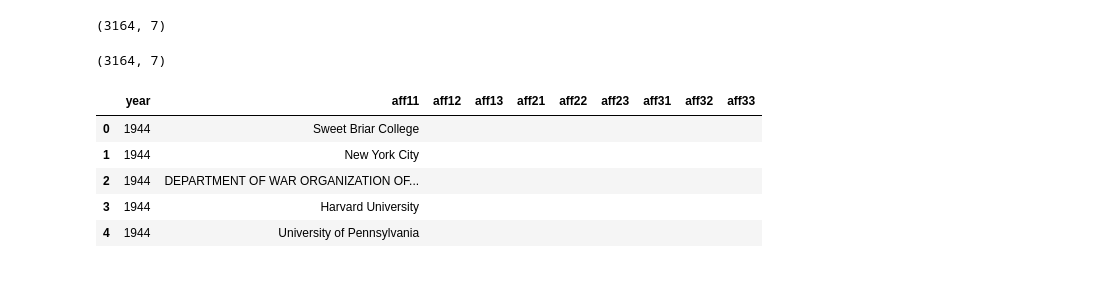
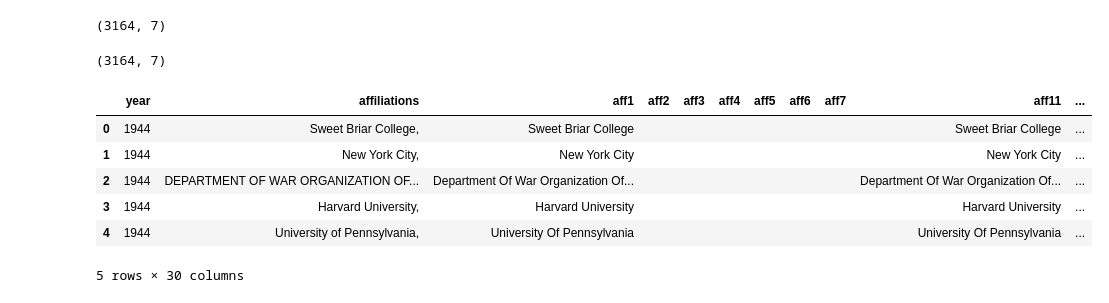
Before and after one commit to Matt970204/Affiliations, a Jupyter notebook: QJE/QJE_Affiliations.ipynb, the cells around one changed output. Cells and saved outputs as stored; diff of their text form; code cells hidden in the pictures.

```diff
--- a/QJE/QJE_Affiliations.ipynb
+++ b/QJE/QJE_Affiliations.ipynb
@@ -1,12 +1,13 @@
 # %%
 import pandas as pd
 import re
+import numpy as np
+import re
+import pycountry
+
 QJE_SCOPUS = pd.read_excel('/Users/MattJohnson/Desktop/Refs + affiliations/Affiliations/Scopus/QJE_SCOPUS.xlsx')
 QJE_SCOPUS_filtered = QJE_SCOPUS[['year','affiliations']]
 QJE_SCOPUS_filtered.head()
-
-import re
-import pycountry
 
 # create a pattern that will match any country in pycountry.countries
 names = '|'.join([country.name for country in pycountry.countries])
@@ -16,7 +17,7 @@ QJE_SCOPUS_filtered = QJE_SCOPUS_filtered.replace(np.nan, '', regex=True)
 
 for i in range(len(QJE_SCOPUS_filtered)):
     x = QJE_SCOPUS_filtered.iat[i,1]
-    companies = ['XGLOW Japan', 'GOGO China', 'DALO germany', 'XTTTIndia']
+    #companies = ['XGLOW Japan', 'GOGO China', 'DALO germany', 'XTTTIndia']
 
     # apply sub for each company
     QJE_SCOPUS_filtered.iat[i,1] = pattern.sub("", x).strip()
@@ -24,6 +25,7 @@ for i in range(len(QJE_SCOPUS_filtered)):
 
 print(QJE_SCOPUS_filtered.tail())
 
+#Creating a new line split in the data
 list = QJE_SCOPUS_filtered.affiliations.str.split("\n", expand = True)
 QJE_SCOPUS_filtered['aff1'] = list[0]
 QJE_SCOPUS_filtered['aff2'] = list[1]
@@ -50,23 +52,24 @@ QJE_SCOPUS_filtered.tail()
 import numpy as np
 QJE_SCOPUS_filtered = QJE_SCOPUS_filtered.replace(np.nan, '', regex=True)
 
+#Removing the a--,b--,c-- and d-- as well as Stripping leading space and putting in title case
 for i in range(len(QJE_SCOPUS_filtered)):
-    QJE_SCOPUS_filtered.iat[i,2] = QJE_SCOPUS_filtered.iat[i,2].replace("a--","").strip()
+    QJE_SCOPUS_filtered.iat[i,2] = QJE_SCOPUS_filtered.iat[i,2].replace("a--","").strip().title()
     QJE_SCOPUS_filtered.iat[i,2] = QJE_SCOPUS_filtered.iat[i,2].rstrip(',')
 
-    QJE_SCOPUS_filtered.iat[i,3] = QJE_SCOPUS_filtered.iat[i,3].replace("b--","").strip()
+    QJE_SCOPUS_filtered.iat[i,3] = QJE_SCOPUS_filtered.iat[i,3].replace("b--","").strip().title()
     QJE_SCOPUS_filtered.iat[i,3] = QJE_SCOPUS_filtered.iat[i,3].rstrip(',')
 
-    QJE_SCOPUS_filtered.iat[i,4] = QJE_SCOPUS_filtered.iat[i,4].replace("c--","").strip()
+    QJE_SCOPUS_filtered.iat[i,4] = QJE_SCOPUS_filtered.iat[i,4].replace("c--","").strip().title()
     QJE_SCOPUS_filtered.iat[i,4] = QJE_SCOPUS_filtered.iat[i,4].rstrip(',')
 
-    QJE_SCOPUS_filtered.iat[i,5] = QJE_SCOPUS_filtered.iat[i,5].replace("d--","").strip()
+    QJE_SCOPUS_filtered.iat[i,5] = QJE_SCOPUS_filtered.iat[i,5].replace("d--","").strip().title()
     QJE_SCOPUS_filtered.iat[i,5] = QJE_SCOPUS_filtered.iat[i,5].rstrip(',')
 
-    QJE_SCOPUS_filtered.iat[i,6] = QJE_SCOPUS_filtered.iat[i,6].replace("e--","").strip()
+    QJE_SCOPUS_filtered.iat[i,6] = QJE_SCOPUS_filtered.iat[i,6].replace("e--","").strip().title()
     QJE_SCOPUS_filtered.iat[i,6] = QJE_SCOPUS_filtered.iat[i,6].rstrip(',')
 
-    QJE_SCOPUS_filtered.iat[i,7] = QJE_SCOPUS_filtered.iat[i,7].replace("f--","").strip()
+    QJE_SCOPUS_filtered.iat[i,7] = QJE_SCOPUS_filtered.iat[i,7].replace("f--","").strip().title()
     QJE_SCOPUS_filtered.iat[i,7] = QJE_SCOPUS_filtered.iat[i,7].rstrip(',')
 
 QJE_SCOPUS_filtered.to_excel('/Users/MattJohnson/Desktop/Refs + affiliations/Affiliations/QJE_SCOPUS_filtered.xlsx')
@@ -185,15 +190,16 @@ QJE_SCOPUS_filtered.to_excel('/Users/MattJohnson/Desktop/Refs + affiliations/Aff
 # %% [output]
 (3164, 7)
 # %%
-QJE_SCOPUS_filtered_Final_test = QJE_SCOPUS_filtered_Final.head(100)
+QJE_SCOPUS_filtered_Final_test = QJE_SCOPUS_filtered.head(100)
 QJE_SCOPUS_filtered_Final_test.head()
 # %% [output]
-|  | year | aff11 | aff12 | aff13 | aff21 | aff22 | aff23 | aff31 | aff32 | aff33 |
-| 0 | 1944 | Sweet Briar College |  |  |  |  |  |  |  |  |
-| 1 | 1944 | New York City |  |  |  |  |  |  |  |  |
-| 2 | 1944 | DEPARTMENT OF WAR ORGANIZATION OF... |  |  |  |  |  |  |  |  |
-| 3 | 1944 | Harvard University |  |  |  |  |  |  |  |  |
-| 4 | 1944 | University of Pennsylvania |  |  |  |  |  |  |  |  |
+|  | year | affiliations | aff1 | aff2 | aff3 | aff4 | aff5 | aff6 | aff7 | aff11 | ... |
+| 0 | 1944 | Sweet Briar College, | Sweet Briar College |  |  |  |  |  |  | Sweet Briar College | ... |
+| 1 | 1944 | New York City, | New York City |  |  |  |  |  |  | New York City | ... |
+| 2 | 1944 | DEPARTMENT OF WAR ORGANIZATION OF... | Department Of War Organization Of... |  |  |  |  |  |  | Department Of War Organization Of... | ... |
+| 3 | 1944 | Harvard University, | Harvard University |  |  |  |  |  |  | Harvard University | ... |
+| 4 | 1944 | University of Pennsylvania, | University Of Pennsylvania |  |  |  |  |  |  | University Of Pennsylvania | ... |
+5 rows × 30 columns
 # %%
 QJE_SCOPUS_filtered_Final = QJE_SCOPUS_filtered[['year','aff11','aff12','aff13',
                                                         'aff21','aff22','aff23',
```
Also changed, not shown: parts of 13 cells of this notebook, 25 other files.
